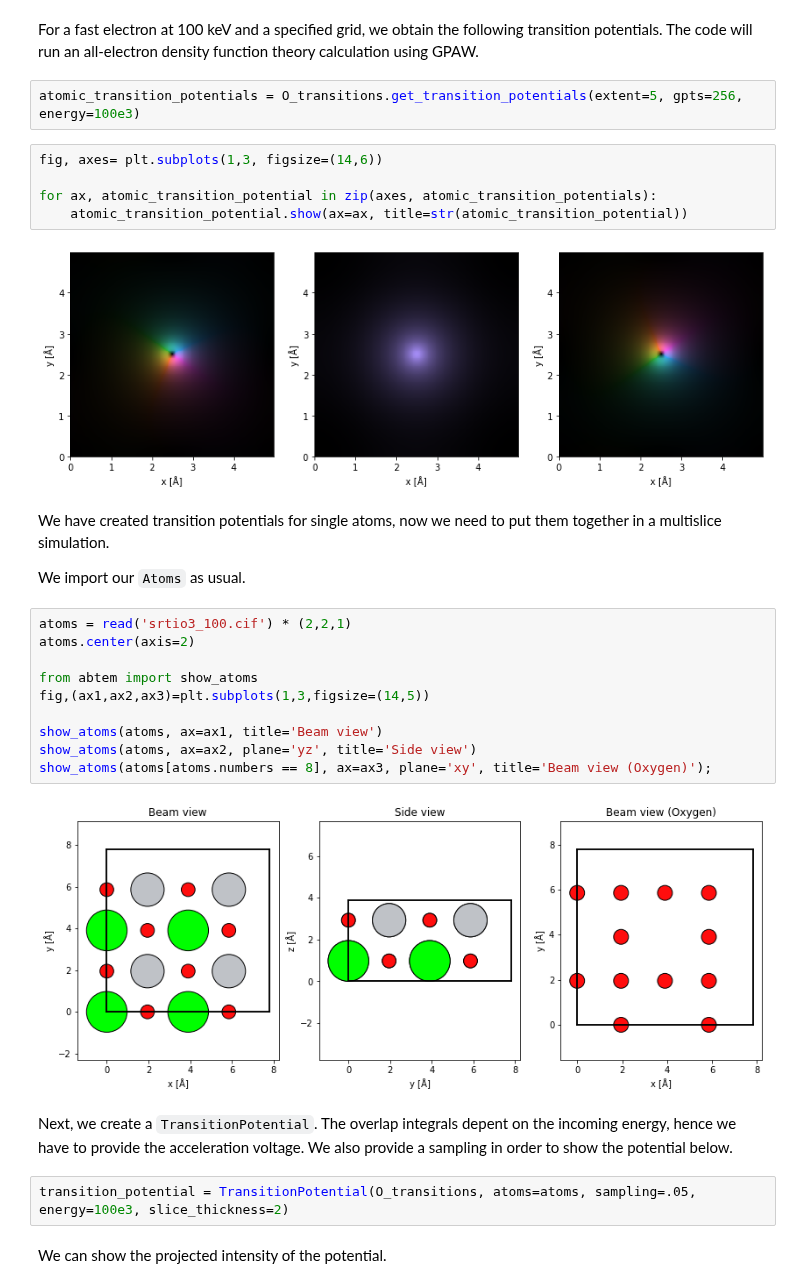
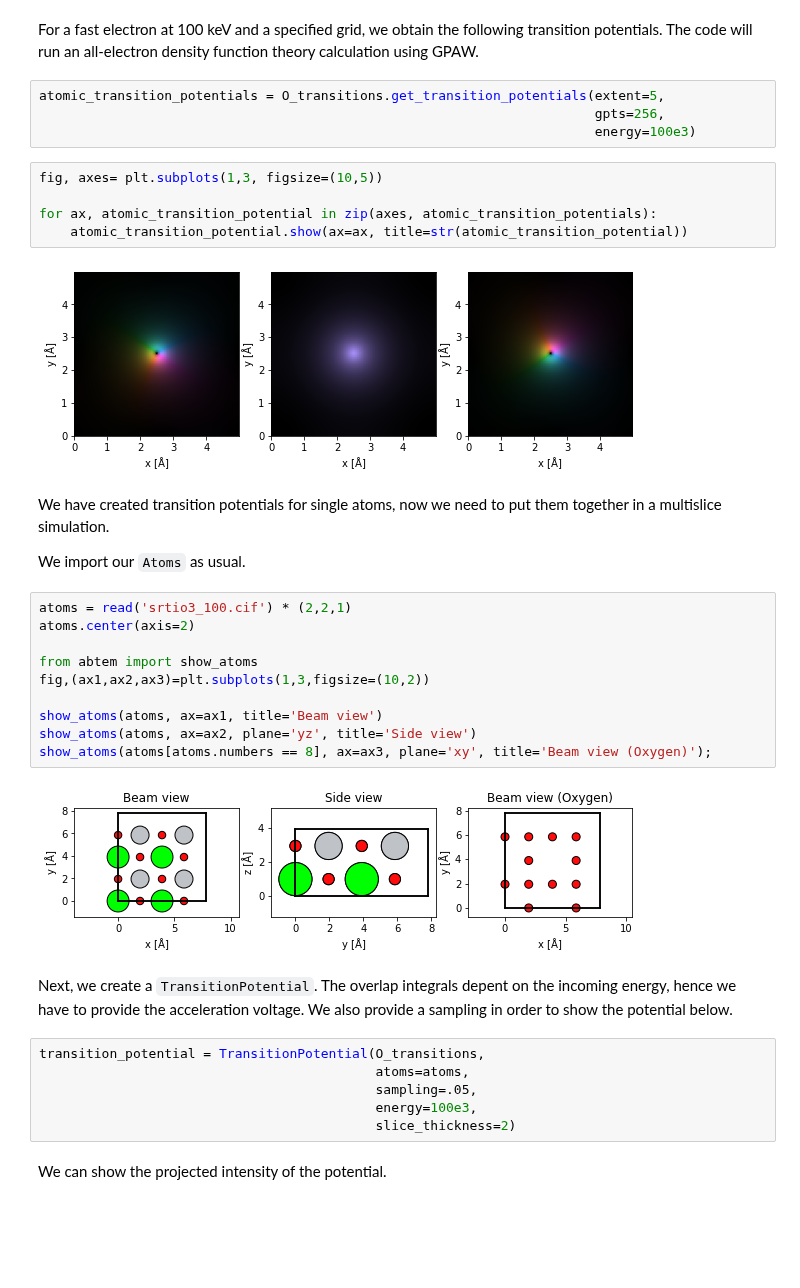
Before and after one commit to abTEM/abTEM, a Jupyter notebook: docs/source/walkthrough/12_EELS.ipynb, the cells around one changed output. Cells and saved outputs as stored; diff of their text form; blank space fills up the shorter version.

```diff
--- a/docs/source/walkthrough/12_EELS.ipynb
+++ b/docs/source/walkthrough/12_EELS.ipynb
@@ -44,14 +44,16 @@ for bound_state, continuum_state in O_transitions.get_transition_quantum_numbers
 # %% [markdown]
 For a fast electron at 100 keV and a specified grid, we obtain the following transition potentials. The code will run an all-electron density function theory calculation using GPAW.
 # %%
-atomic_transition_potentials = O_transitions.get_transition_potentials(extent=5, gpts=256, energy=100e3)
+atomic_transition_potentials = O_transitions.get_transition_potentials(extent=5,
+                                                                       gpts=256,
+                                                                       energy=100e3)
 # %%
-fig, axes= plt.subplots(1,3, figsize=(14,6))
+fig, axes= plt.subplots(1,3, figsize=(10,5))
 
 for ax, atomic_transition_potential in zip(axes, atomic_transition_potentials):
     atomic_transition_potential.show(ax=ax, title=str(atomic_transition_potential))
 # %% [output]
-[figure, old version]
+[figure, new version]
 # %% [markdown]
 We have created transition potentials for single atoms, now we need to put them together in a multislice simulation.
 
@@ -61,17 +63,21 @@ atoms = read('srtio3_100.cif') * (2,2,1)
 atoms.center(axis=2)
 
 from abtem import show_atoms
-fig,(ax1,ax2,ax3)=plt.subplots(1,3,figsize=(14,5))
+fig,(ax1,ax2,ax3)=plt.subplots(1,3,figsize=(10,2))
 
 show_atoms(atoms, ax=ax1, title='Beam view')
 show_atoms(atoms, ax=ax2, plane='yz', title='Side view')
 show_atoms(atoms[atoms.numbers == 8], ax=ax3, plane='xy', title='Beam view (Oxygen)');
 # %% [output]
-[figure, old version]
+[figure, new version]
 # %% [markdown]
 Next, we create a `TransitionPotential`. The overlap integrals depent on the incoming energy, hence we have to provide the acceleration voltage. We also provide a sampling in order to show the potential below.
 # %%
-transition_potential = TransitionPotential(O_transitions, atoms=atoms, sampling=.05, energy=100e3, slice_thickness=2)
+transition_potential = TransitionPotential(O_transitions,
+                                           atoms=atoms,
+                                           sampling=.05,
+                                           energy=100e3,
+                                           slice_thickness=2)
 # %% [markdown]
 We can show the projected intensity of the potential.
 # %%
```
Also changed, not shown: parts of 3 cells of this notebook.
